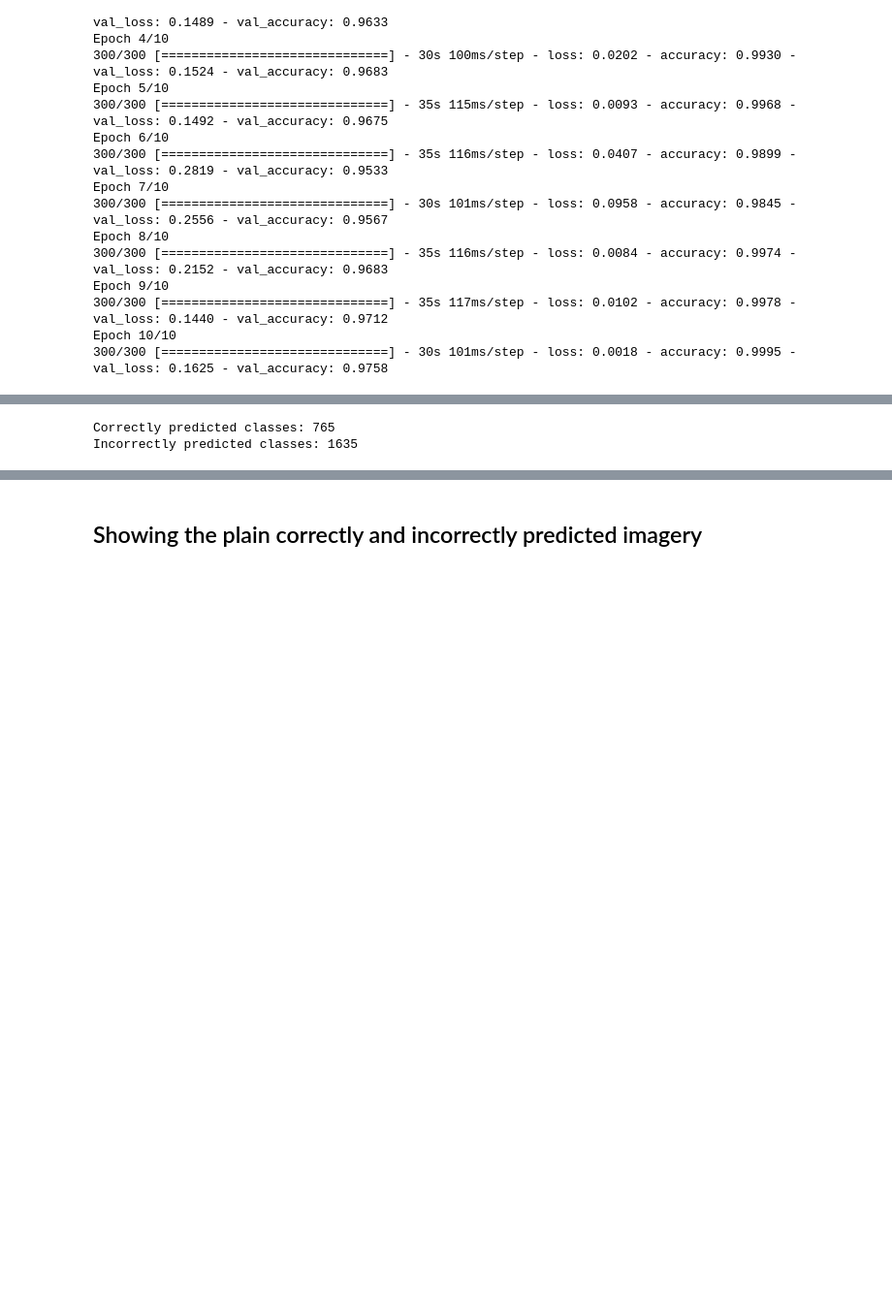
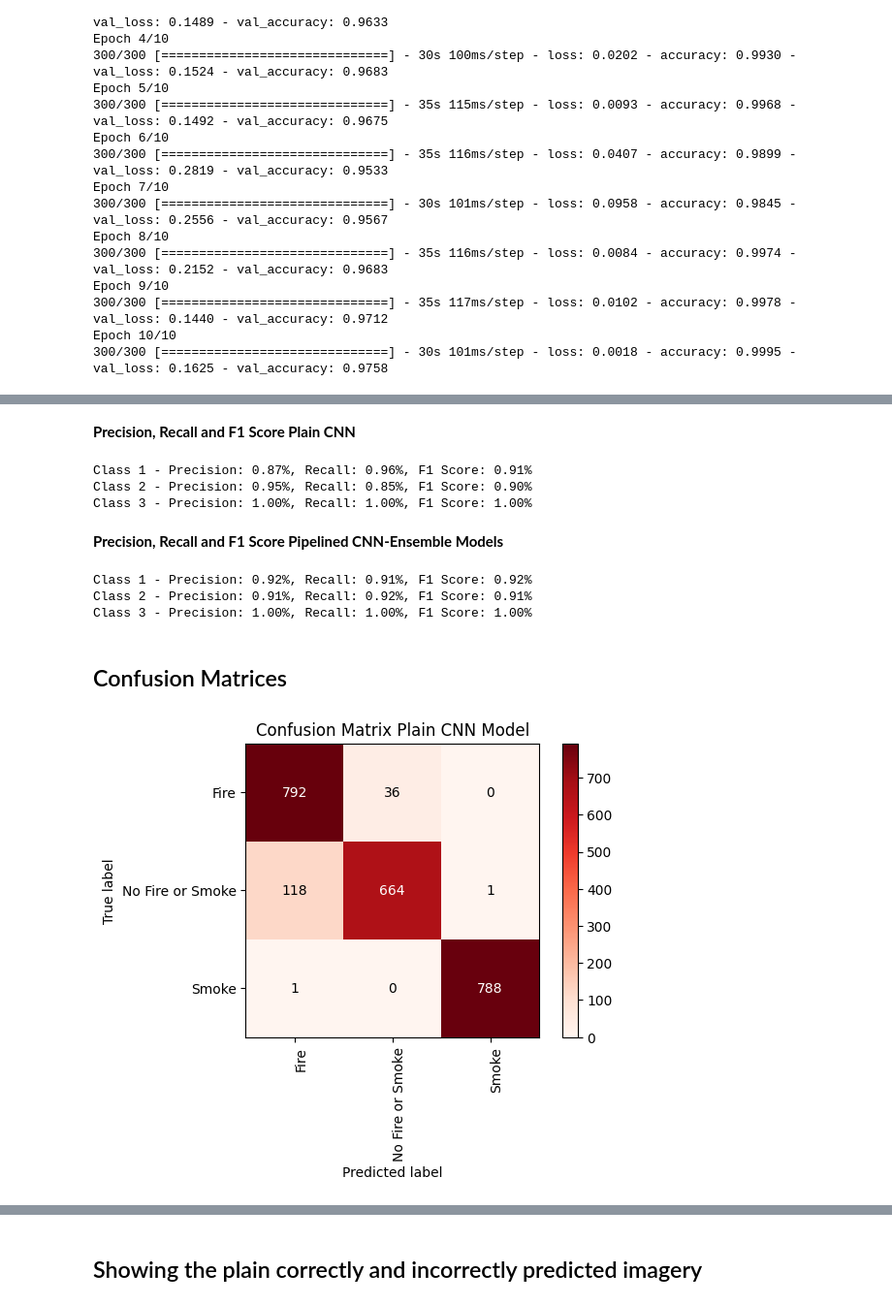
Before and after one commit to KoraySali/Dissertation_Archive, a Jupyter notebook: model_creation.ipynb, the cells around one changed output, grey strips where cells are left out. Shown at 97% size. Saved outputs shown, nothing was run; the diff lists cells and outputs as text; code cells hidden in the pictures; blank space fills up the shorter version.

```diff
--- a/model_creation.ipynb
+++ b/model_creation.ipynb
@@ -357,0 +303,11 @@ wandb: Ctrl + C detected. Stopping sweep.
+# %%
+from keras.models import save_model, load_model
+import joblib
+
+complete_model.save('complete_model.h5')
+joblib.dump(dt_pipeline, 'dt_pipeline.joblib')
+
+# And loading them would be like this below
+
+complete_model = load_model('complete_model.h5')
+pipeline = joblib.load('dt_pipeline.joblib')
@@ -478,12 +491,53 @@ Incorrect predicted classes: 102
-# %%
-# Use this for one hot encoding
-
-y_true = np.argmax(y_test, axis=-1)
-correct = np.nonzero(predicted_classes == y_true)[0]
-incorrect = np.nonzero(predicted_classes != y_true)[0]
-
-print("Correctly predicted classes:",correct.shape[0])
-print("Incorrectly predicted classes:",incorrect.shape[0])
-# %% [output]
-Correctly predicted classes: 765
-Incorrectly predicted classes: 1635
+# %% [markdown]
+**Precision, Recall and F1 Score Plain CNN**
+# %%
+from sklearn.metrics import precision_score, recall_score, f1_score
+
+num_classes = 3
+precision = precision_score(y_true, predicted_classes, average=None)
+recall = recall_score(y_true, predicted_classes, average=None)
+f1score = f1_score(y_true, predicted_classes, average=None)
+
+for x in range(num_classes):
+    print(f"Class {x+1} - Precision: {precision[x]:.2f}%, Recall: {recall[x]:.2f}%, F1 Score: {f1score[x]:.2f}%")
+# %% [output]
+Class 1 - Precision: 0.87%, Recall: 0.96%, F1 Score: 0.91%
+Class 2 - Precision: 0.95%, Recall: 0.85%, F1 Score: 0.90%
+Class 3 - Precision: 1.00%, Recall: 1.00%, F1 Score: 1.00%
+# %% [markdown]
+**Precision, Recall and F1 Score Pipelined CNN-Ensemble Models**
+# %%
+num_classes = 3
+precision = precision_score(y_true, predicted_classes_dt, average=None)
+recall = recall_score(y_true, predicted_classes_dt, average=None)
+f1score = f1_score(y_true, predicted_classes_dt, average=None)
+
+for x in range(num_classes):
+    print(f"Class {x+1} - Precision: {precision[x]:.2f}%, Recall: {recall[x]:.2f}%, F1 Score: {f1score[x]:.2f}%")
+# %% [output]
+Class 1 - Precision: 0.92%, Recall: 0.91%, F1 Score: 0.92%
+Class 2 - Precision: 0.91%, Recall: 0.92%, F1 Score: 0.91%
+Class 3 - Precision: 1.00%, Recall: 1.00%, F1 Score: 1.00%
+# %% [markdown]
+## Confusion Matrices
+# %%
+# PLAIN CNN
+
+from sklearn.metrics import confusion_matrix
+
+conf_mat = confusion_matrix(y_true, predicted_classes)
+
+fig, axes = plt.subplots()
+plot = axes.imshow(conf_mat, interpolation='nearest', cmap=plt.cm.Reds)
+axes.figure.colorbar(plot, ax=axes)
+axes.set(xticks=np.arange(conf_mat.shape[1]), yticks=np.arange(conf_mat.shape[0]), xticklabels=class_names, yticklabels=class_names, ylabel='True label', xlabel='Predicted label')
+plt.setp(axes.get_xticklabels(), rotation=90, ha="right", rotation_mode="anchor")
+
+for row_id in range(conf_mat.shape[0]):
+    for col_id in range(conf_mat.shape[1]):
+        axes.text(col_id, row_id, format(conf_mat[row_id, col_id], 'd'), ha="center", va="center", color="white" if conf_mat[row_id, col_id] > conf_mat.max() / 2. else "black")
+
+fig.tight_layout()
+axes.set_title("Confusion Matrix Plain CNN Model"); pass
+# %% [output]
+[figure, added]
```
Also changed, not shown: parts of 53 cells of this notebook.
